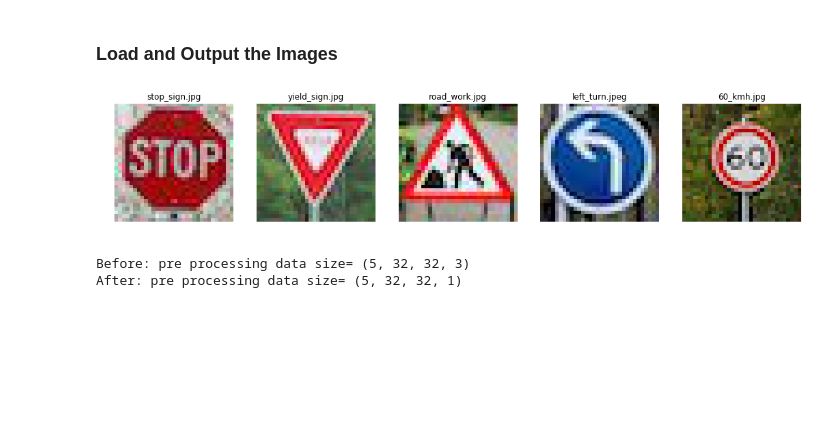
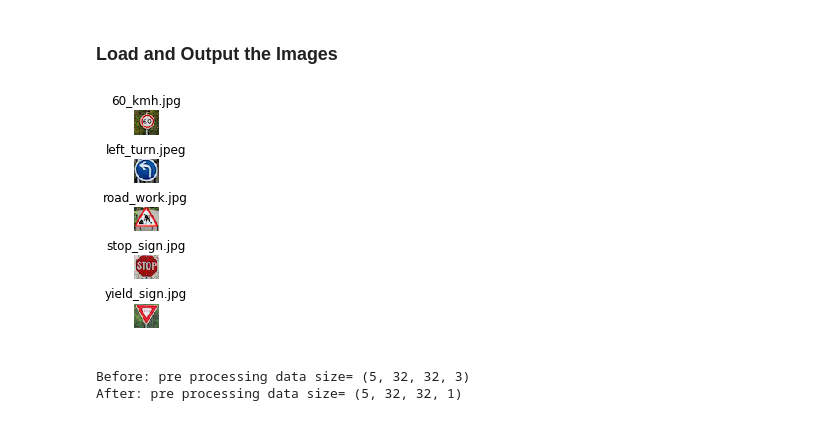
Before and after one commit to raghu467/Traffic_sign_classfier, a Jupyter notebook: Traffic_Sign_Classifier.ipynb, the cells around one changed output. Drawn from its saved outputs; the diff is of its cells as text; code cells hidden in the pictures; blank space fills up the shorter version.

```diff
--- a/Traffic_Sign_Classifier.ipynb
+++ b/Traffic_Sign_Classifier.ipynb
@@ -255,8 +255,15 @@ plt.show()
 [figure]
 # %%
 #Normalize the train data:
-X_train_normalized = X_train/255
-X_test_normalized = X_test/255
+
+def normalize(img, norm_type=cv2.NORM_MINMAX):
+    normalized_image = img.copy()
+    cv2.normalize(img, normalized_image, norm_type=norm_type, dtype=cv2.CV_32F)
+    return normalized_image
+
+
+X_train_normalized = normalize(X_train)
+X_test_normalized =  normalize(X_test)
 
 X_train = X_train_normalized
 X_test = X_test_normalized
@@ -425,24 +432,25 @@ You may find `signnames.csv` useful as it contains mappings from the class id (i
 # %%
 ### Load the images and plot them here.
 ### Feel free to use as many code cells as needed.
 import os
-import matplotlib.image as mpimg
+from scipy.ndimage import imread
 test_images_dir="./test_images"
 test_images = os.listdir(test_images_dir)
-
-plt.figure(figsize=(18, 18))
+test_images_data_displa = []
 test_images_data = []
 index=0
 for i in test_images:
     index=index+1
-    plt.subplot(1, 5,index)
+    plt.subplot(5, 1,index)
+    plt.subplots_adjust(hspace = 1)
     plt.title(i)
     i = test_images_dir + "/"+i
-    test_image = mpimg.imread(i)
+    test_image = imread(i)
     test_images_data.append(test_image)
     plt.imshow(test_image)
     plt.axis('off')
 plt.show()
+test_images_data_display= test_images_data.copy()
 # %% [output]
-[figure, old version]
+[figure, new version]
 # %%
```
Also changed, not shown: parts of 6 cells of this notebook.
